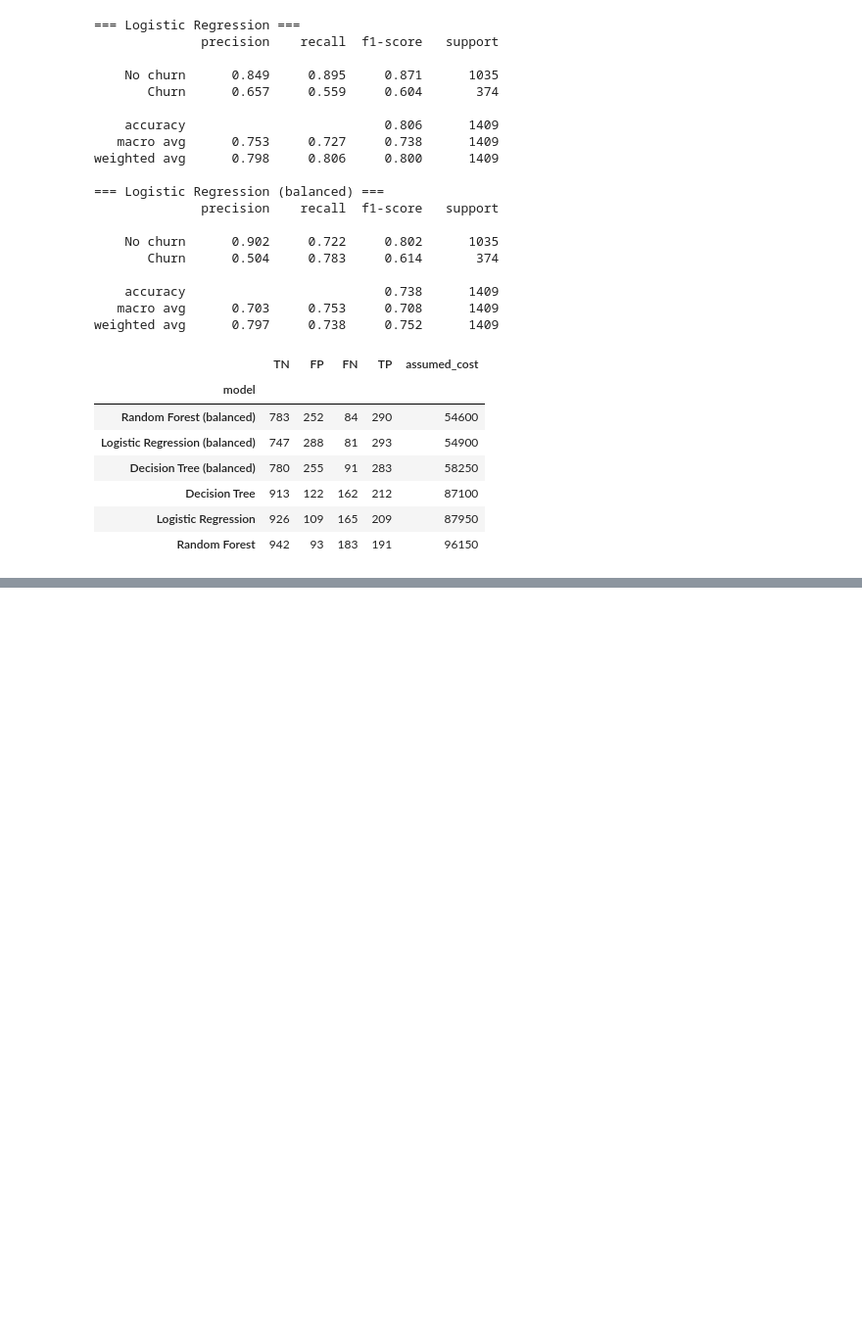
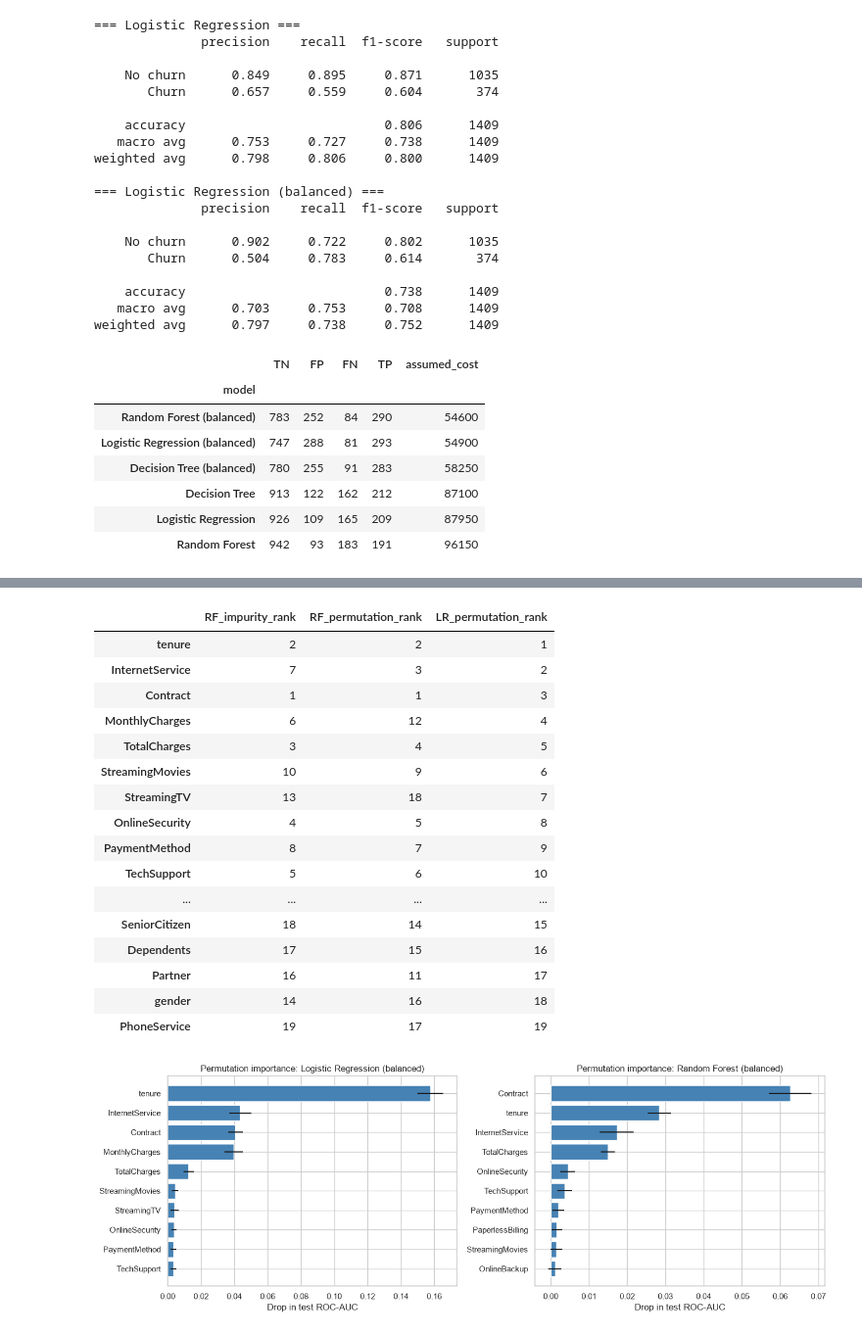
Before and after one commit to pavannangadi/Customer-Churn-Prediction-Telco-, a Jupyter notebook: notebooks/customer_churn_analysis.ipynb, the cells around one changed output, grey strips where cells are left out. Shown at 98% size. Saved outputs shown, nothing was run; the diff lists cells and outputs as text; code cells hidden in the pictures; blank space fills up the shorter version.

```diff
--- a/notebooks/customer_churn_analysis.ipynb
+++ b/notebooks/customer_churn_analysis.ipynb
@@ -400,0 +450,10 @@ display(cost_df.sort_values("assumed_cost"))
+# %%
+rf_pipe = models["Random Forest (balanced)"]
+imp_t = eval_mod.impurity_importance_table(rf_pipe, categorical_cols)
+
+print("Top 15 transformed (one-hot) columns:")
+display(imp_t.sort_values("importance", ascending=False).head(15).round(4))
+
+imp_by_feature = imp_t.groupby("feature")["importance"].sum().sort_values(ascending=False)
+print("\nSummed per original feature:")
+display(imp_by_feature.round(4).to_frame("impurity_importance"))
@@ -400,0 +497,8 @@ display(cost_df.sort_values("assumed_cost"))
+# %%
+perm_lr = eval_mod.permutation_importance_table(saved, X_test, y_test)
+perm_rf = eval_mod.permutation_importance_table(rf_pipe, X_test, y_test)
+
+print("Logistic Regression (balanced): drop in test ROC-AUC when a column is shuffled")
+display(perm_lr.round(4))
+print("Random Forest (balanced):")
+display(perm_rf.round(4))
@@ -400,0 +542,37 @@ display(cost_df.sort_values("assumed_cost"))
+# %%
+cmp = pd.DataFrame({
+    "RF_impurity": imp_by_feature,
+    "RF_permutation": perm_rf["importance_mean"],
+    "LR_permutation": perm_lr["importance_mean"],
+})
+ranks = cmp.rank(ascending=False).astype(int).add_suffix("_rank")
+display(ranks.sort_values("LR_permutation_rank"))
+
+fig, axes = plt.subplots(1, 2, figsize=(14, 5), sharex=False)
+for ax, (title, tbl) in zip(axes, [("Logistic Regression (balanced)", perm_lr),
+                                   ("Random Forest (balanced)", perm_rf)]):
+    top = tbl.head(10).iloc[::-1]
+    ax.barh(top.index, top["importance_mean"], xerr=top["importance_std"], color="steelblue")
+    ax.set_title(f"Permutation importance: {title}")
+    ax.set_xlabel("Drop in test ROC-AUC")
+plt.tight_layout()
+plt.show()
+# %% [output]
+|  | RF_impurity_rank | RF_permutation_rank | LR_permutation_rank |
+| tenure | 2 | 2 | 1 |
+| InternetService | 7 | 3 | 2 |
+| Contract | 1 | 1 | 3 |
+| MonthlyCharges | 6 | 12 | 4 |
+| TotalCharges | 3 | 4 | 5 |
+| StreamingMovies | 10 | 9 | 6 |
+| StreamingTV | 13 | 18 | 7 |
+| OnlineSecurity | 4 | 5 | 8 |
+| PaymentMethod | 8 | 7 | 9 |
+| TechSupport | 5 | 6 | 10 |
+| ... | ... | ... | ... |
+| SeniorCitizen | 18 | 14 | 15 |
+| Dependents | 17 | 15 | 16 |
+| Partner | 16 | 11 | 17 |
+| gender | 14 | 16 | 18 |
+| PhoneService | 19 | 17 | 19 |
+[figure, added]
```
Also changed, not shown: parts of 4 cells of this notebook, 3 other files.
